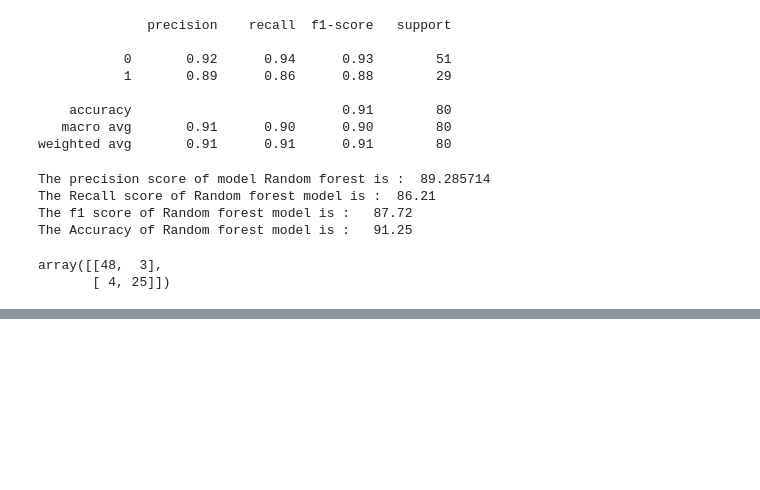
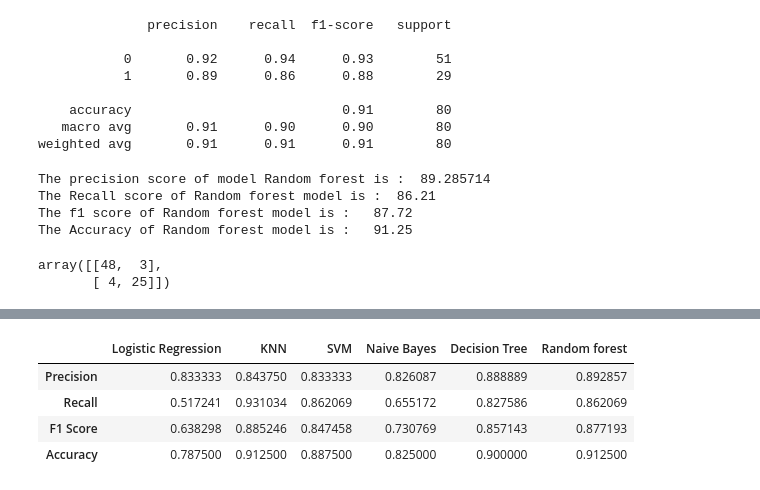
Before and after one commit to kumar291098/SUV_Car_purchesing_predicttion, a Jupyter notebook: SUV_Car_purchesing.ipynb, the cells around one changed output, grey strips where cells are left out. Drawn from its saved outputs; the diff is of its cells as text; code cells hidden in the pictures; blank space fills up the shorter version.

```diff
--- a/SUV_Car_purchesing.ipynb
+++ b/SUV_Car_purchesing.ipynb
@@ -523,0 +549,8 @@ array([[48,  3],
+# %%
+performance
+# %% [output]
+|  | Logistic Regression | KNN | SVM | Naive Bayes | Decision Tree | Random forest |
+| Precision | 0.833333 | 0.843750 | 0.833333 | 0.826087 | 0.888889 | 0.892857 |
+| Recall | 0.517241 | 0.931034 | 0.862069 | 0.655172 | 0.827586 | 0.862069 |
+| F1 Score | 0.638298 | 0.885246 | 0.847458 | 0.730769 | 0.857143 | 0.877193 |
+| Accuracy | 0.787500 | 0.912500 | 0.887500 | 0.825000 | 0.900000 | 0.912500 |
```
Also changed, not shown: parts of 6 cells of this notebook.
